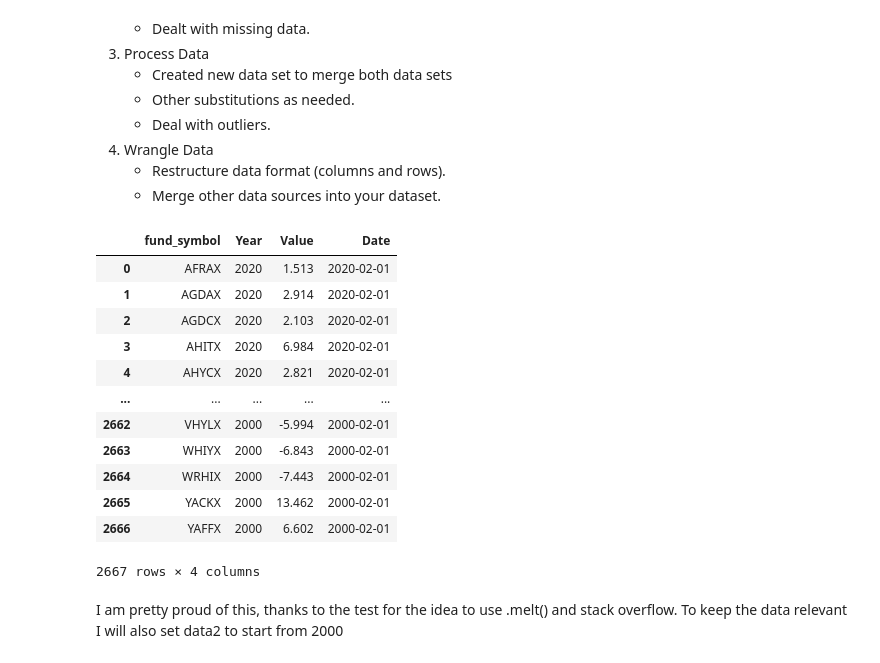
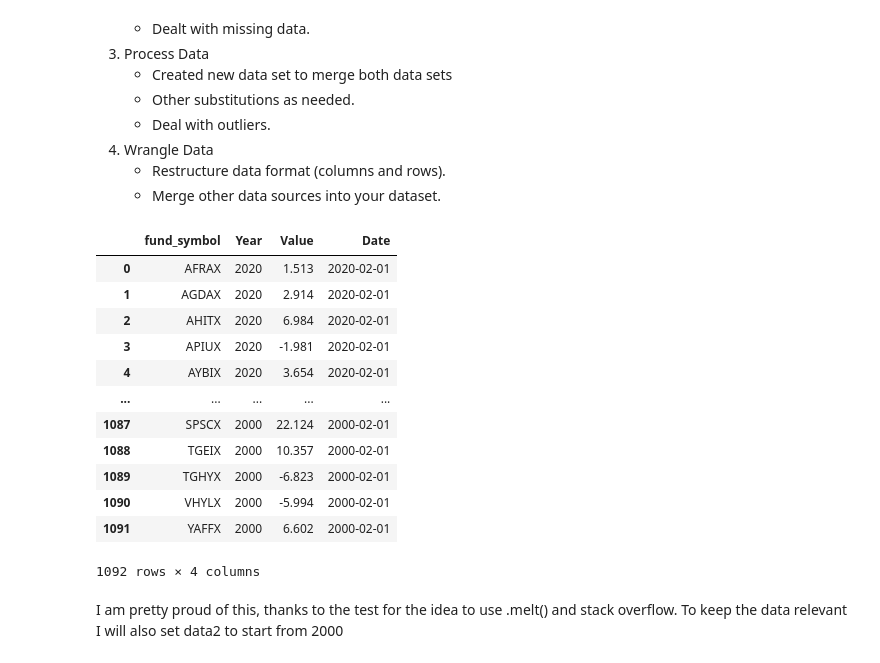
Before and after one commit to ubco-W2022T2-data301/project-group-group-57, a Jupyter notebook: analysis/analysis_Kojo_Clarke.ipynb, the cells around one changed output. Drawn from its saved outputs; the diff is of its cells as text; code cells hidden in the pictures.

```diff
--- a/analysis/analysis_Kojo_Clarke.ipynb
+++ b/analysis/analysis_Kojo_Clarke.ipynb
@@ -274,32 +257,38 @@ df2.to_csv('../data/processed/S&P', index=False)
 # %%
 data1 = pd.read_csv('../data/processed/MutualFund')
 data2 = pd.read_csv('../data/processed/S&P')
 
-year_columns = [col for col in data1.columns if col.startswith('fund_return_')]
+unique_fund_symbols = data1.groupby('fund_family')['fund_symbol'].first().reset_index()
+
+# Merge the unique_fund_symbols DataFrame with the original data to filter out other fund symbols
+filtered_data = data1.merge(unique_fund_symbols, on=['fund_family', 'fund_symbol'])
+
+# Select the columns that start with 'fund_return_'
+year_columns = [col for col in filtered_data.columns if col.startswith('fund_return_')]
 
 # Use 'melt()' to reshape the DataFrame, keeping 'fund_symbol' as the identifier
-df_melted = pd.melt(data1, id_vars=['fund_symbol'], value_vars=year_columns, var_name='Year', value_name='Value')
+df_melted = pd.melt(filtered_data, id_vars=['fund_symbol'], value_vars=year_columns, var_name='Year', value_name='Value')
 
 # Extract the year from the 'Year' column and convert it to a datetime value
 df_melted['Year'] = df_melted['Year'].str.extract('(\d{4})')
 df_melted['Date'] = pd.to_datetime(df_melted['Year'], format='%Y') + pd.offsets.MonthBegin(1)
 
-df_melted['Value'] = df_melted['Value']*100
+df_melted['Value'] = df_melted['Value'] * 100
 df_melted
 # %% [output]
 |  | fund_symbol | Year | Value | Date |
 | 0 | AFRAX | 2020 | 1.513 | 2020-02-01 |
 | 1 | AGDAX | 2020 | 2.914 | 2020-02-01 |
-| 2 | AGDCX | 2020 | 2.103 | 2020-02-01 |
-| 3 | AHITX | 2020 | 6.984 | 2020-02-01 |
-| 4 | AHYCX | 2020 | 2.821 | 2020-02-01 |
+| 2 | AHITX | 2020 | 6.984 | 2020-02-01 |
+| 3 | APIUX | 2020 | -1.981 | 2020-02-01 |
+| 4 | AYBIX | 2020 | 3.654 | 2020-02-01 |
 | ... | ... | ... | ... | ... |
-| 2662 | VHYLX | 2000 | -5.994 | 2000-02-01 |
-| 2663 | WHIYX | 2000 | -6.843 | 2000-02-01 |
-| 2664 | WRHIX | 2000 | -7.443 | 2000-02-01 |
-| 2665 | YACKX | 2000 | 13.462 | 2000-02-01 |
-| 2666 | YAFFX | 2000 | 6.602 | 2000-02-01 |
+| 1087 | SPSCX | 2000 | 22.124 | 2000-02-01 |
+| 1088 | TGEIX | 2000 | 10.357 | 2000-02-01 |
+| 1089 | TGHYX | 2000 | -6.823 | 2000-02-01 |
+| 1090 | VHYLX | 2000 | -5.994 | 2000-02-01 |
+| 1091 | YAFFX | 2000 | 6.602 | 2000-02-01 |
-2667 rows × 4 columns
+1092 rows × 4 columns
 # %% [markdown]
 I am pretty proud of this, thanks to the test for the idea to use .melt() and stack overflow. To keep the data relevant I will also set data2 to start from 2000
 # %%
```
Also changed, not shown: parts of 17 cells of this notebook, 1 other file.
